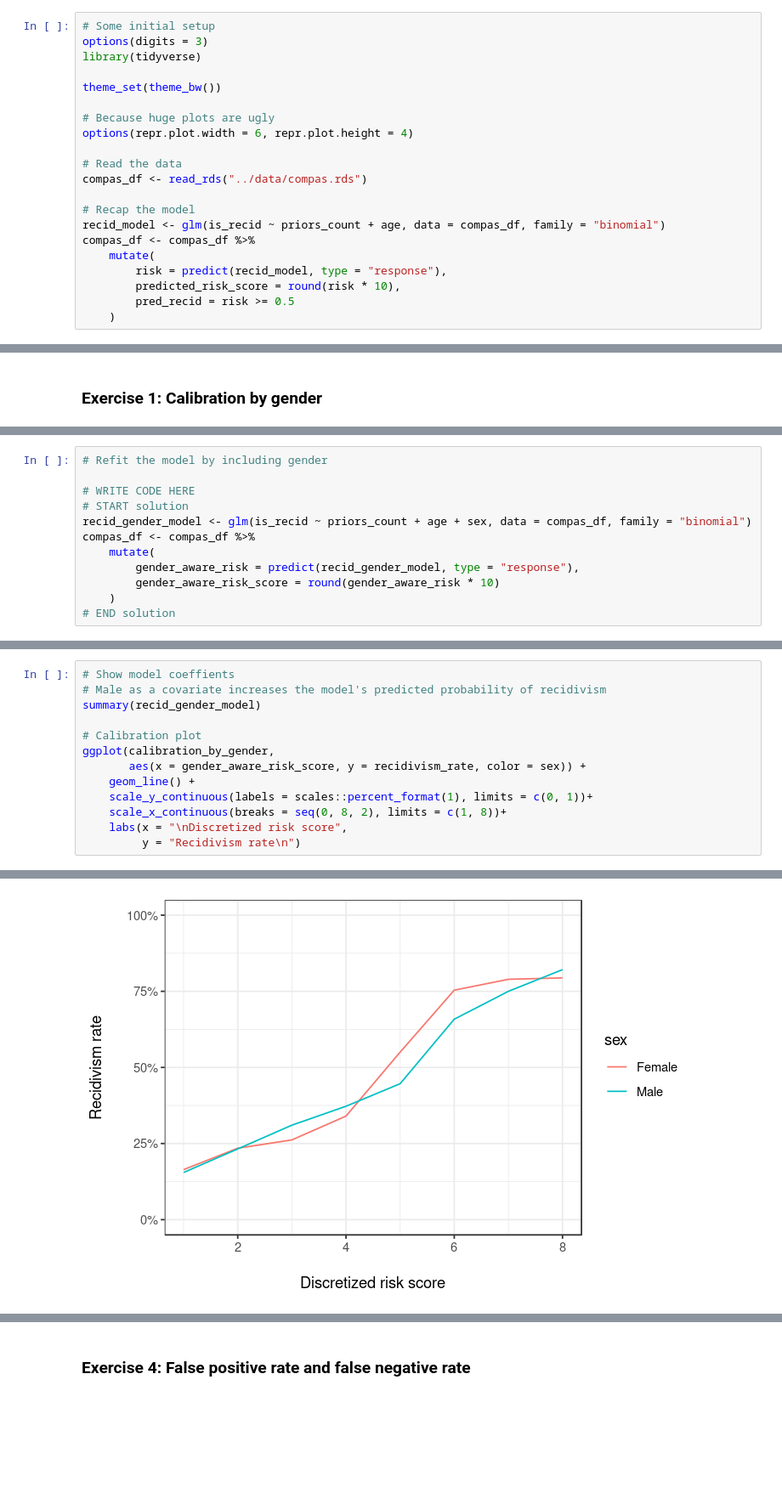
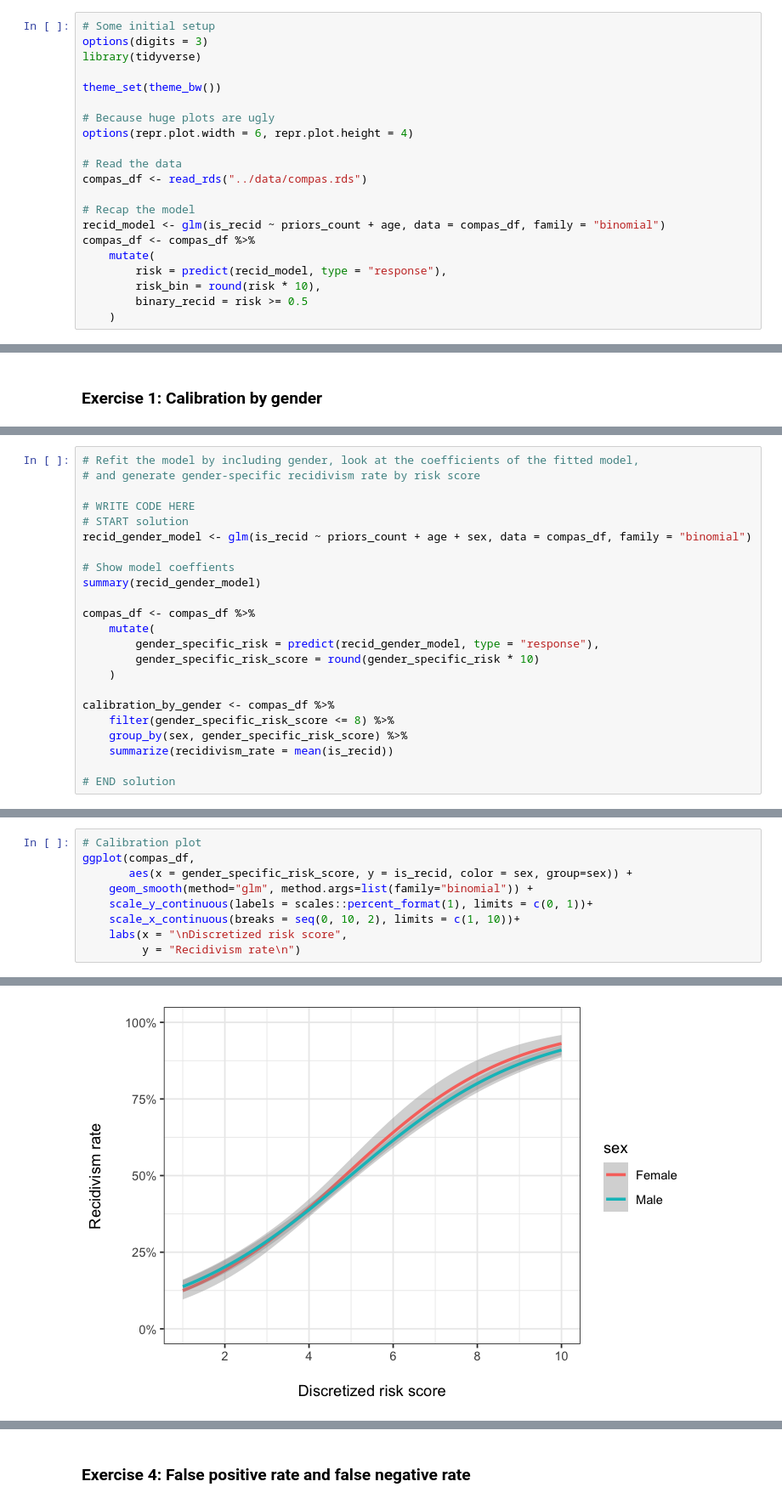
Before and after one commit to stanford-policylab/law-order-algo, a Jupyter notebook: notebooks/week-8-fairness_2-answers.ipynb, the cells around one changed output, grey strips where cells are left out. Shown at 85% size. Drawn from its saved outputs; the diff is of its cells as text; blank space fills up the shorter version.

```diff
--- a/notebooks/week-8-fairness_2-answers.ipynb
+++ b/notebooks/week-8-fairness_2-answers.ipynb
@@ -23,7 +23,7 @@ recid_model <- glm(is_recid ~ priors_count + age, data = compas_df, family = "bi
 compas_df <- compas_df %>%
     mutate(
         risk = predict(recid_model, type = "response"),
-        predicted_risk_score = round(risk * 10),
-        pred_recid = risk >= 0.5
+        risk_bin = round(risk * 10),
+        binary_recid = risk >= 0.5
     )
 # %% [output]
@@ -130,12 +145,23 @@ In this exercise, build a gender-aware ricidivism pediction model with `priors_c
 # %%
-# Refit the model by including gender
+# Refit the model by including gender, look at the coefficients of the fitted model,
+# and generate gender-specific recidivism rate by risk score
 
 # WRITE CODE HERE
 # START solution
 recid_gender_model <- glm(is_recid ~ priors_count + age + sex, data = compas_df, family = "binomial")
+
+# Show model coeffients
+summary(recid_gender_model)
+
 compas_df <- compas_df %>%
     mutate(
-        gender_aware_risk = predict(recid_gender_model, type = "response"),
-        gender_aware_risk_score = round(gender_aware_risk * 10)
+        gender_specific_risk = predict(recid_gender_model, type = "response"),
+        gender_specific_risk_score = round(gender_specific_risk * 10)
     )
+
+calibration_by_gender <- compas_df %>%
+    filter(gender_specific_risk_score <= 8) %>%
+    group_by(sex, gender_specific_risk_score) %>%
+    summarize(recidivism_rate = mean(is_recid))
+
 # END solution
@@ -161,14 +202,10 @@ calibration_by_gender %>%
 # %%
-# Show model coeffients
-# Male as a covariate increases the model's predicted probability of recidivism
-summary(recid_gender_model)
-
 # Calibration plot
-ggplot(calibration_by_gender,
-       aes(x = gender_aware_risk_score, y = recidivism_rate, color = sex)) +
-    geom_line() +
+ggplot(compas_df,
+       aes(x = gender_specific_risk_score, y = is_recid, color = sex, group=sex)) +
+    geom_smooth(method="glm", method.args=list(family="binomial")) +
     scale_y_continuous(labels = scales::percent_format(1), limits = c(0, 1))+
-    scale_x_continuous(breaks = seq(0, 8, 2), limits = c(1, 8))+
+    scale_x_continuous(breaks = seq(0, 10, 2), limits = c(1, 10))+
     labs(x = "\nDiscretized risk score",
          y = "Recidivism rate\n")
 # %% [output]
@@ -192,2 +212,2 @@ Number of Fisher Scoring iterations: 4
-[figure, old version]
+[figure, new version]
 # %% [markdown]
```
Also changed, not shown: parts of 23 cells of this notebook, 1 other file.
